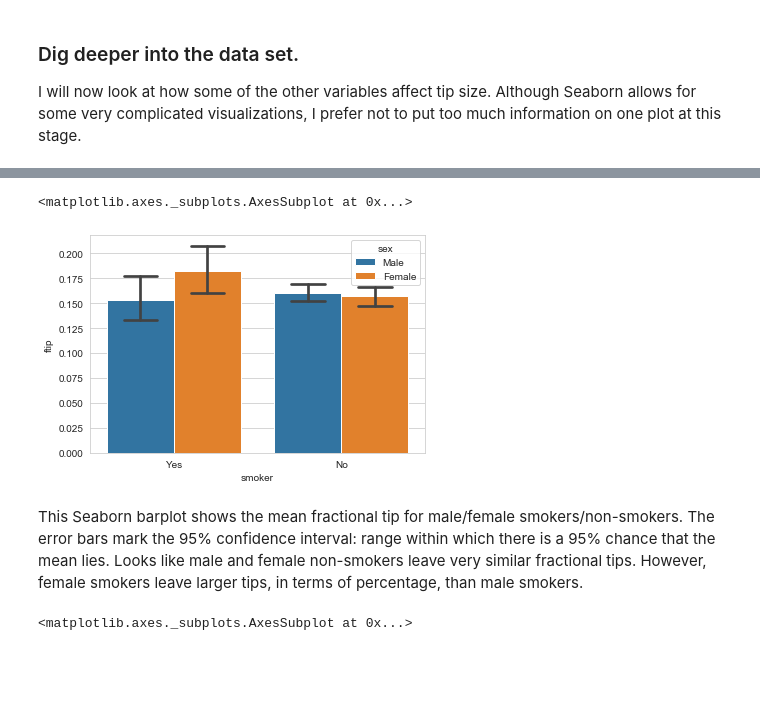
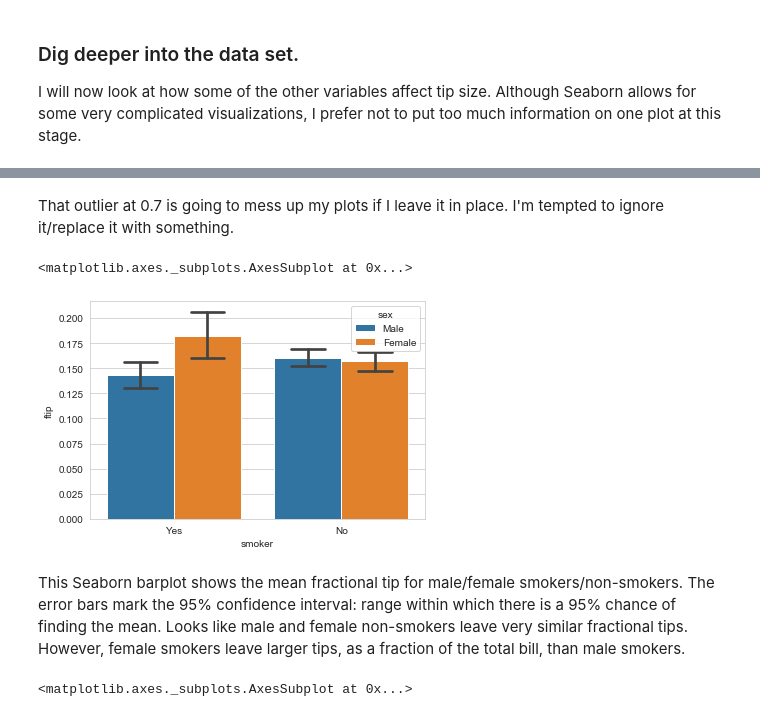
Before and after one commit to elizabethdaly/data-analysis-project, a Jupyter notebook: tips-data-analysis.ipynb, the cells around one changed output, grey strips where cells are left out. Saved outputs shown, nothing was run; the diff lists cells and outputs as text; code cells hidden in the pictures; blank space fills up the shorter version.

```diff
--- a/tips-data-analysis.ipynb
+++ b/tips-data-analysis.ipynb
@@ -166,10 +173,12 @@ I will now look at how some of the other variables affect tip size. Although Sea
+# %% [markdown]
+That outlier at 0.7 is going to mess up my plots if I leave it in place. I'm tempted to ignore it/replace it with something.
 # %%
 # Plot the fractional tip for smokers/non-smokers and male/female.
-sns.barplot(x= 'smoker', y= 'ftip', hue='sex', data = df, capsize=.2)
+sns.barplot(x= 'smoker', y= 'ftip', hue='sex', data = df[df.ftip < 0.6], capsize=.2)
 # %% [output]
 <matplotlib.axes._subplots.AxesSubplot at 0x...>
-[figure, old version]
+[figure, new version]
 # %% [markdown]
-This Seaborn barplot shows the mean fractional tip for male/female smokers/non-smokers. The error bars mark the 95% confidence interval: range within which there is a 95% chance that the mean lies. Looks like male and female non-smokers leave very similar fractional tips. However, female smokers leave larger tips, in terms of percentage, than male smokers.
+This Seaborn barplot shows the mean fractional tip for male/female smokers/non-smokers. The error bars mark the 95% confidence interval: range within which there is a 95% chance of finding the mean. Looks like male and female non-smokers leave very similar fractional tips. However, female smokers leave larger tips, as a fraction of the total bill, than male smokers.
 # %%
 # How does the time affect the fractional tip?
```
Also changed, not shown: parts of 15 cells of this notebook, 1 other file.
